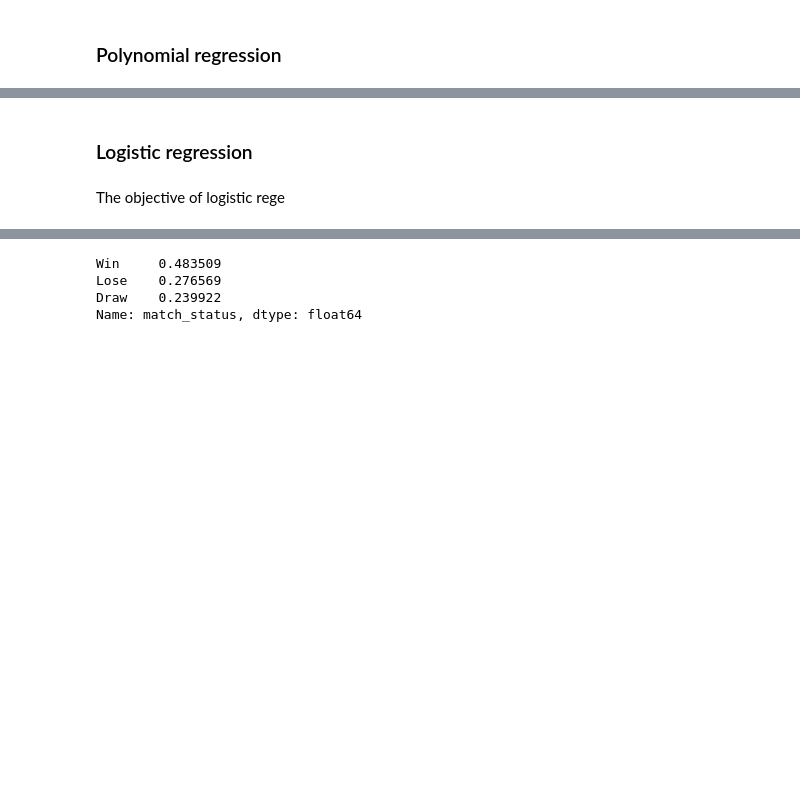
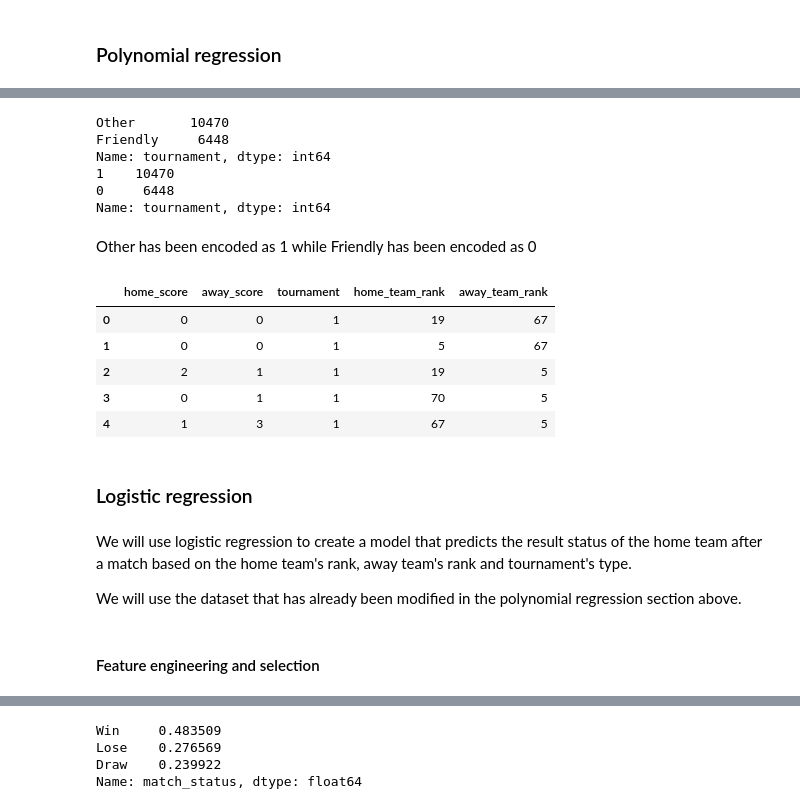
Before and after one commit to WambuiKahuthu/MORINGA_CORE_WEEK6_IP_REGRESSION, a Jupyter notebook: Moringa_Data_Science_Core_W6_Independent_Project_2021_08_Wambui_Kahuthu_Python_Notebook.ipynb, the cells around one changed output, grey strips where cells are left out. Cells and saved outputs as stored; diff of their text form; code cells hidden in the pictures; blank space fills up the shorter version.

```diff
--- a/Moringa_Data_Science_Core_W6_Independent_Project_2021_08_Wambui_Kahuthu_Python_Notebook.ipynb
+++ b/Moringa_Data_Science_Core_W6_Independent_Project_2021_08_Wambui_Kahuthu_Python_Notebook.ipynb
@@ -424,7 +452,48 @@ Since the data
+# %%
+# make a copy of our dataset
+match_copy= matches.copy()
+# %%
+# feature selection
+# drop the columns that are irrelevant to our regression model
+match_copy.drop(['date','home_team', 'away_team'], axis=1, inplace=True)
+# %%
+# feature engineering
+# import label encoder for label encoding
+from sklearn.preprocessing import LabelEncoder
+lb=LabelEncoder()
+
+# encode the values in 'tournament' column so that they can be in 0's and 1's
+match_copy['tournament']=lb.fit_transform(match_copy['tournament'].astype(str))
+
+# check how the values have been transformed by comparing with the uncoded values in the original dataset
+print(matches.tournament.value_counts())
+print(match_copy.tournament.value_counts())
+# %% [output]
+Other       10470
+Friendly     6448
+Name: tournament, dtype: int64
+1    10470
+0     6448
+Name: tournament, dtype: int64
+# %% [markdown]
+Other has been encoded as 1 while Friendly has been encoded as 0
+# %%
+match_copy.head()
+# %% [output]
+|  | home_score | away_score | tournament | home_team_rank | away_team_rank |
+| 0 | 0 | 0 | 1 | 19 | 67 |
+| 1 | 0 | 0 | 1 | 5 | 67 |
+| 2 | 2 | 1 | 1 | 19 | 5 |
+| 3 | 0 | 1 | 1 | 70 | 5 |
+| 4 | 1 | 3 | 1 | 67 | 5 |
 # %% [markdown]
 ### Logistic regression
-# %% [markdown]
-The objective of logistic rege
+# %% [markdown]
+We will use logistic regression to create a model that predicts the result status of the home team after a match based on the home team's rank, away team's rank and tournament's type.
+
+We will use the dataset that has already been modified in the polynomial regression section above.
+# %% [markdown]
+#### Feature engineering and selection
 # %%
 # make a copy of our dataset
 matches_copy= matches.copy()
```
Also changed, not shown: parts of 29 cells of this notebook.
